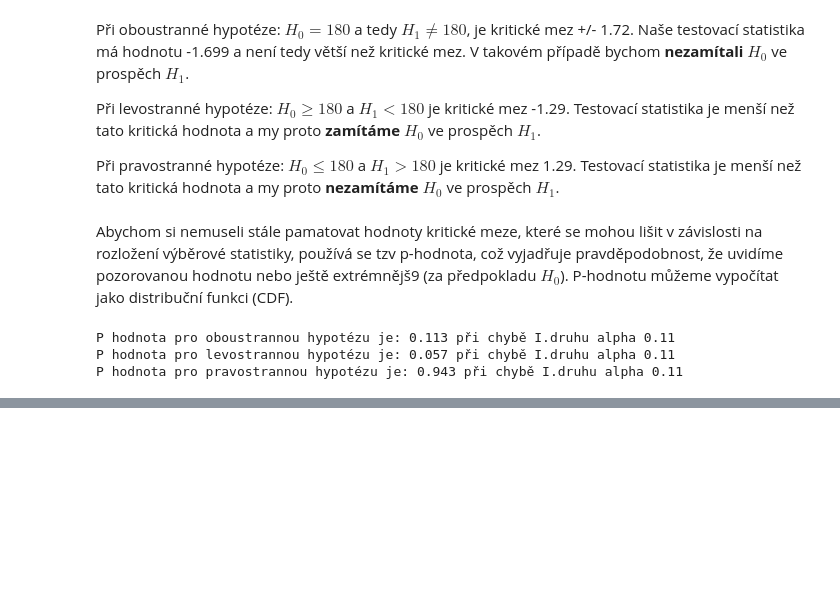
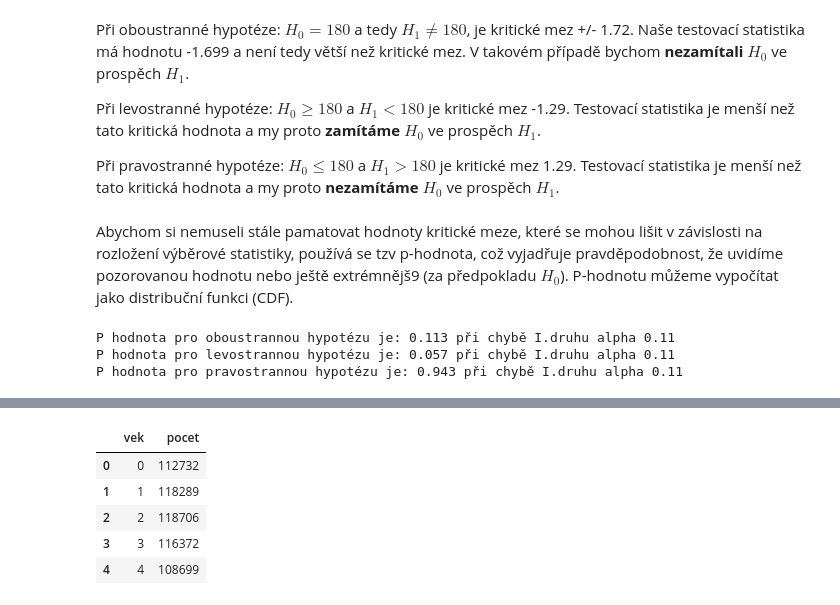
Before and after one commit to schubertjan/cuni, a Jupyter notebook: stats/cviceni/cviceni_5/statisticke_testovani.ipynb, the cells around one changed output, grey strips where cells are left out. Drawn from its saved outputs; the diff is of its cells as text; code cells hidden in the pictures; blank space fills up the shorter version.

```diff
--- a/stats/cviceni/cviceni_5/statisticke_testovani.ipynb
+++ b/stats/cviceni/cviceni_5/statisticke_testovani.ipynb
@@ -267,0 +280,10 @@ P hodnota pro pravostrannou hypotézu je: 0.943 při chybě I.druhu alpha 0.11
+# %%
+vek = pd.read_csv("https://raw.githubusercontent.com/schubertjan/cuni/master/stats/data/vek.csv")
+vek.head()
+# %% [output]
+|  | vek | pocet |
+| 0 | 0 | 112732 |
+| 1 | 1 | 118289 |
+| 2 | 2 | 118706 |
+| 3 | 3 | 116372 |
+| 4 | 4 | 108699 |
```
Also changed, not shown: parts of 13 cells of this notebook, 4 other files.
